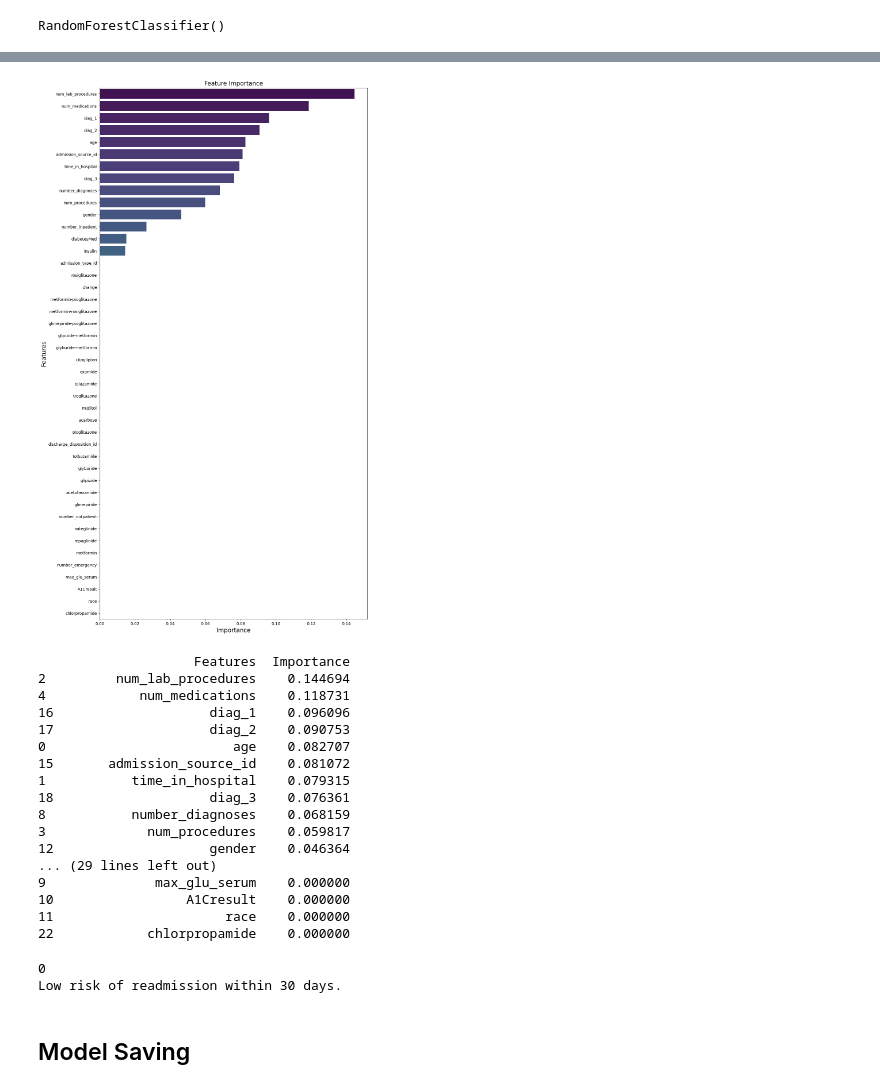
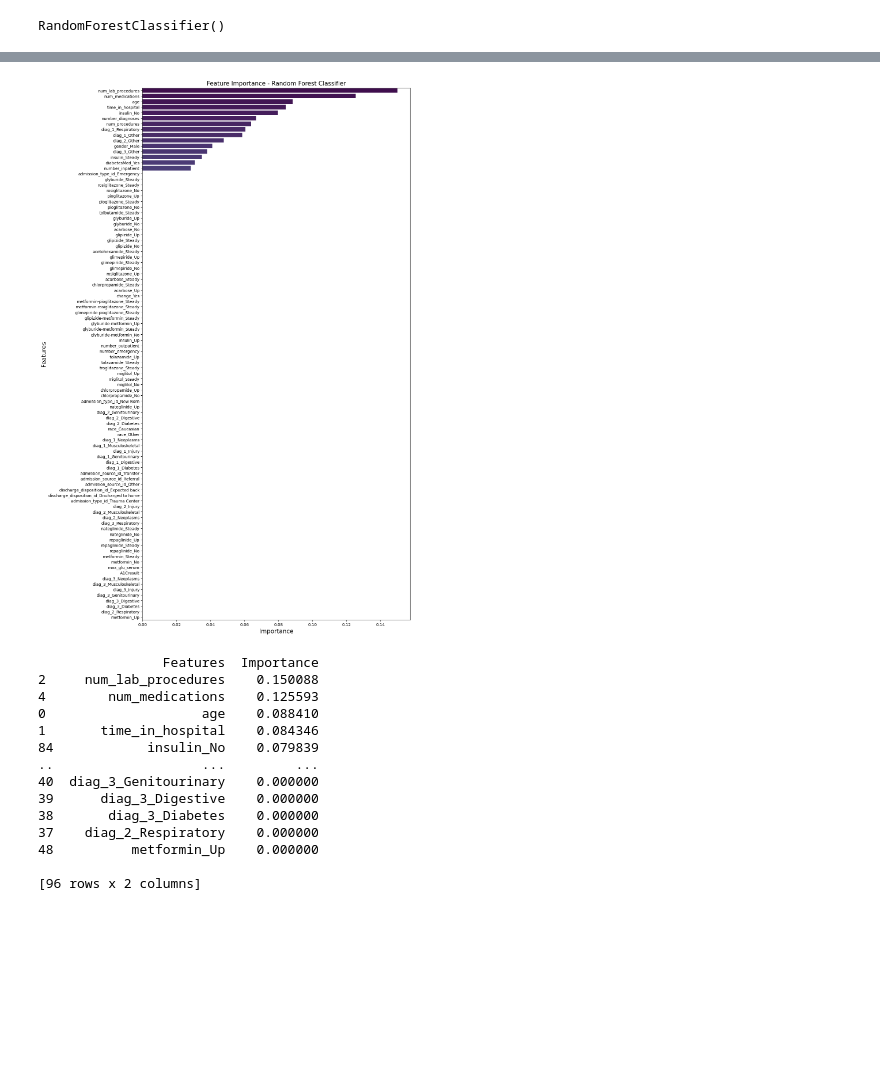
Before and after one commit to deedeese/Hospital-Readmission-of-Diabetic-Patients, a Jupyter notebook: Model Training and Fitting.ipynb, the cells around one changed output, grey strips where cells are left out. Cells and saved outputs as stored; diff of their text form; code cells hidden in the pictures; blank space fills up the shorter version.

```diff
--- a/Model Training and Fitting.ipynb
+++ b/Model Training and Fitting.ipynb
@@ -37,4 +35,4 @@ warnings.filterwarnings("ignore")
 # %% [markdown]
 ### Model Fitting
 # %%
-df_model = pd.read_csv('diabetic_data_cleaned.csv')
+df_model = pd.read_csv('diabetic_data_cleanedOH.csv')
@@ -321,19 +312,0 @@ Best parameters: {'clf__max_depth': None, 'clf__min_samples_split': 2, 'clf__n_e
-# %%
-from sklearn.ensemble import RandomForestClassifier
-from imblearn.pipeline import Pipeline
-from imblearn.over_sampling import SMOTE
-
-# Final pipeline with best parameters
-final_model = Pipeline([
-    ('smote', SMOTE(random_state=42)),
-    ('clf', RandomForestClassifier(
-        n_estimators=200,
-        max_depth=None,
-        min_samples_split=2,
-        class_weight='balanced',  # Still useful for robustness
-        random_state=42
-    ))
-])
-
-# Train on the full training set
-final_model.fit(X_train, y_train)
@@ -379,56 +313,37 @@ plt.show()
 # %%
 important_features = pd.DataFrame({'Features': X_train.columns,
                                    'Importance': RF.feature_importances_})
 
 # sort the dataframe in the descending order according to the feature importance
 important_features = important_features.sort_values('Importance', ascending = False)
 
 # create a barplot to visualize the features based on their importance
 plt.figure(figsize=(12,24))
 sns.barplot(x = 'Importance', y = 'Features', data = important_features, palette='viridis')
 
 # add plot and axes labels
 # set text size using 'fontsize'
-plt.title('Feature Importance', fontsize = 15)
+plt.title('Feature Importance - Random Forest Classifier', fontsize = 15)
 plt.xlabel('Importance', fontsize = 15)
 plt.ylabel('Features', fontsize = 15)
 
 # display the plot
 plt.show()
 
 print(important_features)
 # %% [output]
-[figure, old version]
+[figure, new version]
-                    Features  Importance
-2         num_lab_procedures    0.144694
-4            num_medications    0.118731
-16                    diag_1    0.096096
-17                    diag_2    0.090753
-0                        age    0.082707
-15       admission_source_id    0.081072
-1           time_in_hospital    0.079315
-18                    diag_3    0.076361
-8           number_diagnoses    0.068159
-3             num_procedures    0.059817
-12                    gender    0.046364
-... (29 lines left out)
-9              max_glu_serum    0.000000
-10                 A1Cresult    0.000000
-11                      race    0.000000
-22            chlorpropamide    0.000000
+                Features  Importance
+2     num_lab_procedures    0.150088
+4        num_medications    0.125593
+0                    age    0.088410
+1       time_in_hospital    0.084346
+84            insulin_No    0.079839
+..                   ...         ...
+40  diag_3_Genitourinary    0.000000
+39      diag_3_Digestive    0.000000
+38       diag_3_Diabetes    0.000000
+37    diag_2_Respiratory    0.000000
+48          metformin_Up    0.000000
+
+[96 rows x 2 columns]
-# %%
-input_df = pd.DataFrame([user_input0])
-
-
-# Prediction
-prediction = final_model.predict(input_df)[0]
-print(prediction)
-if prediction == 1:
-    print("High risk of readmission within 30 days!")
-elif prediction == 0:
-    print("Low risk of readmission within 30 days.")
-# %% [output]
-0
-Low risk of readmission within 30 days.
-# %% [markdown]
-## Model Saving
```
Also changed, not shown: parts of 63 cells of this notebook, 2 other files.
